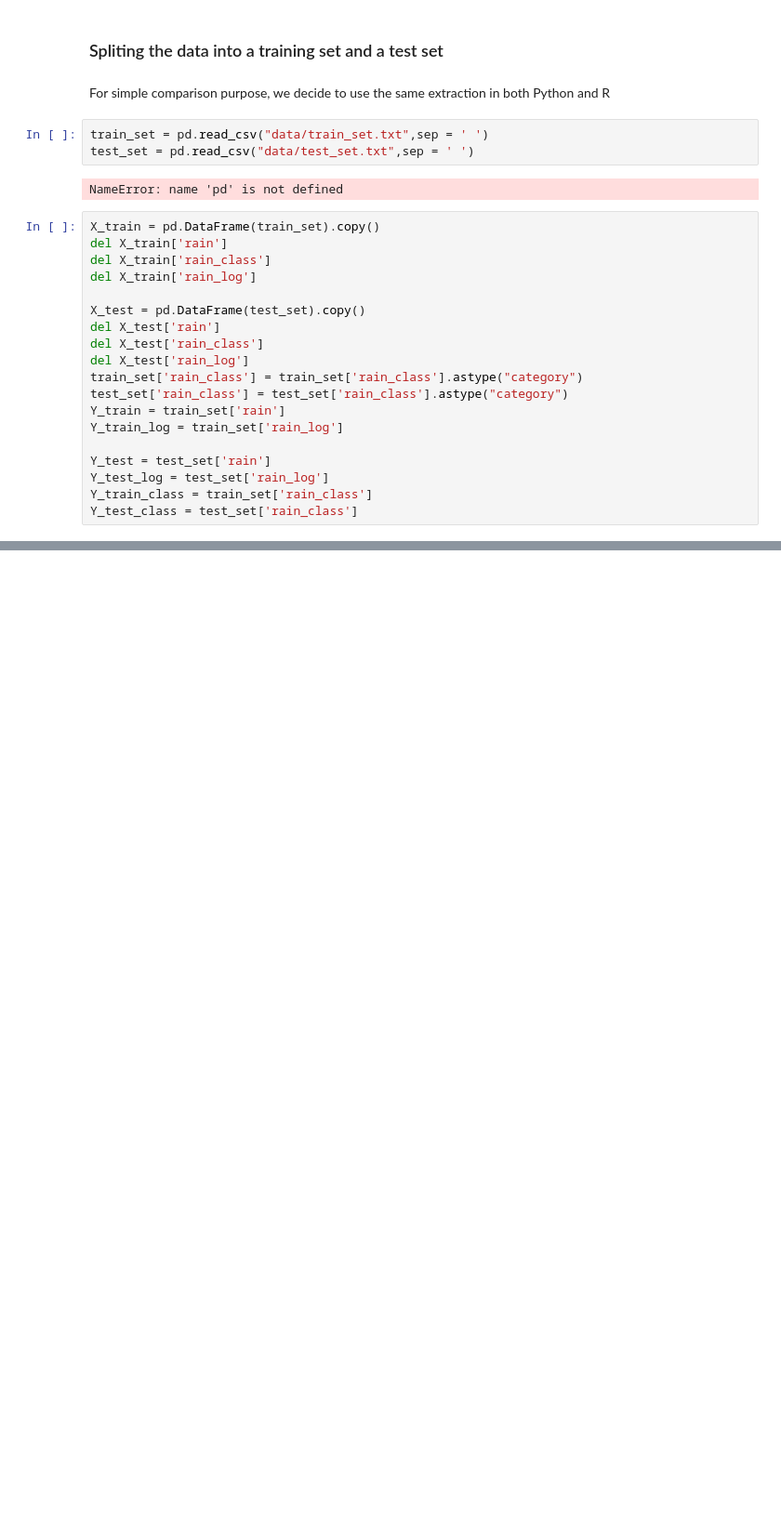
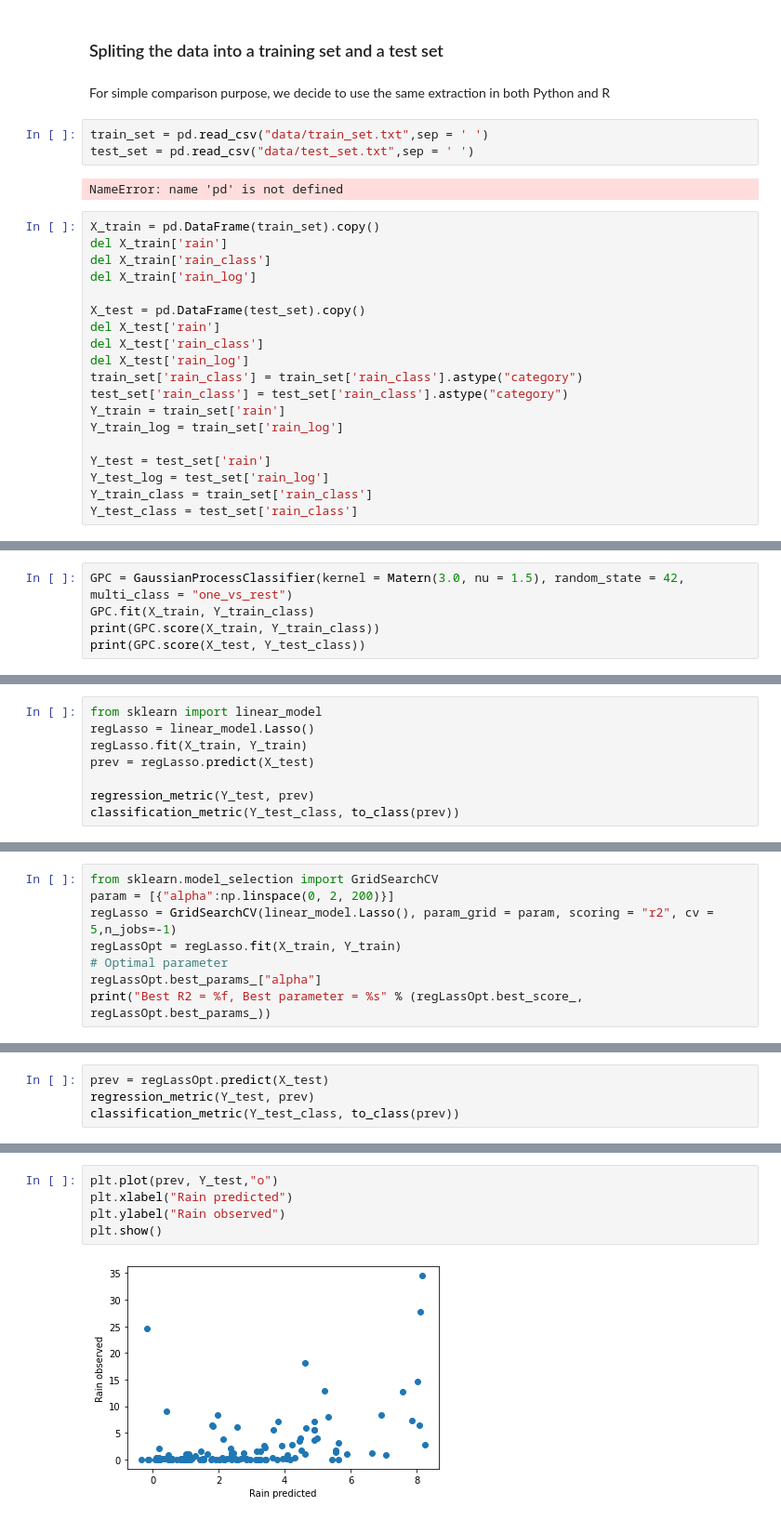
Before and after one commit to NguyenHai7120/4A-MachineLearning-Project, a Jupyter notebook: ML-project-Python.ipynb, the cells around one changed output, grey strips where cells are left out. Shown at 93% size. Drawn from its saved outputs; the diff is of its cells as text; blank space fills up the shorter version.

```diff
--- a/ML-project-Python.ipynb
+++ b/ML-project-Python.ipynb
@@ -298,0 +1002,5 @@ Y_test_class = test_set['rain_class']
+# %%
+GPC = GaussianProcessClassifier(kernel = Matern(3.0, nu = 1.5), random_state = 42, multi_class = "one_vs_rest")
+GPC.fit(X_train, Y_train_class)
+print(GPC.score(X_train, Y_train_class))
+print(GPC.score(X_test, Y_test_class))
@@ -298,0 +1111,8 @@ Y_test_class = test_set['rain_class']
+# %%
+from sklearn import linear_model
+regLasso = linear_model.Lasso()
+regLasso.fit(X_train, Y_train)
+prev = regLasso.predict(X_test)
+
+regression_metric(Y_test, prev)
+classification_metric(Y_test_class, to_class(prev))
@@ -298,0 +1141,8 @@ Y_test_class = test_set['rain_class']
+# %%
+from sklearn.model_selection import GridSearchCV
+param = [{"alpha":np.linspace(0, 2, 200)}]
+regLasso = GridSearchCV(linear_model.Lasso(), param_grid = param, scoring = "r2", cv = 5,n_jobs=-1)
+regLassOpt = regLasso.fit(X_train, Y_train)
+# Optimal parameter
+regLassOpt.best_params_["alpha"]
+print("Best R2 = %f, Best parameter = %s" % (regLassOpt.best_score_, regLassOpt.best_params_))
@@ -298,0 +1153,4 @@ Y_test_class = test_set['rain_class']
+# %%
+prev = regLassOpt.predict(X_test)
+regression_metric(Y_test, prev)
+classification_metric(Y_test_class, to_class(prev))
@@ -298,0 +1177,7 @@ Y_test_class = test_set['rain_class']
+# %%
+plt.plot(prev, Y_test,"o")
+plt.xlabel("Rain predicted")
+plt.ylabel("Rain observed")
+plt.show()
+# %% [output]
+[figure, added]
```
Also changed, not shown: parts of 143 cells of this notebook.
